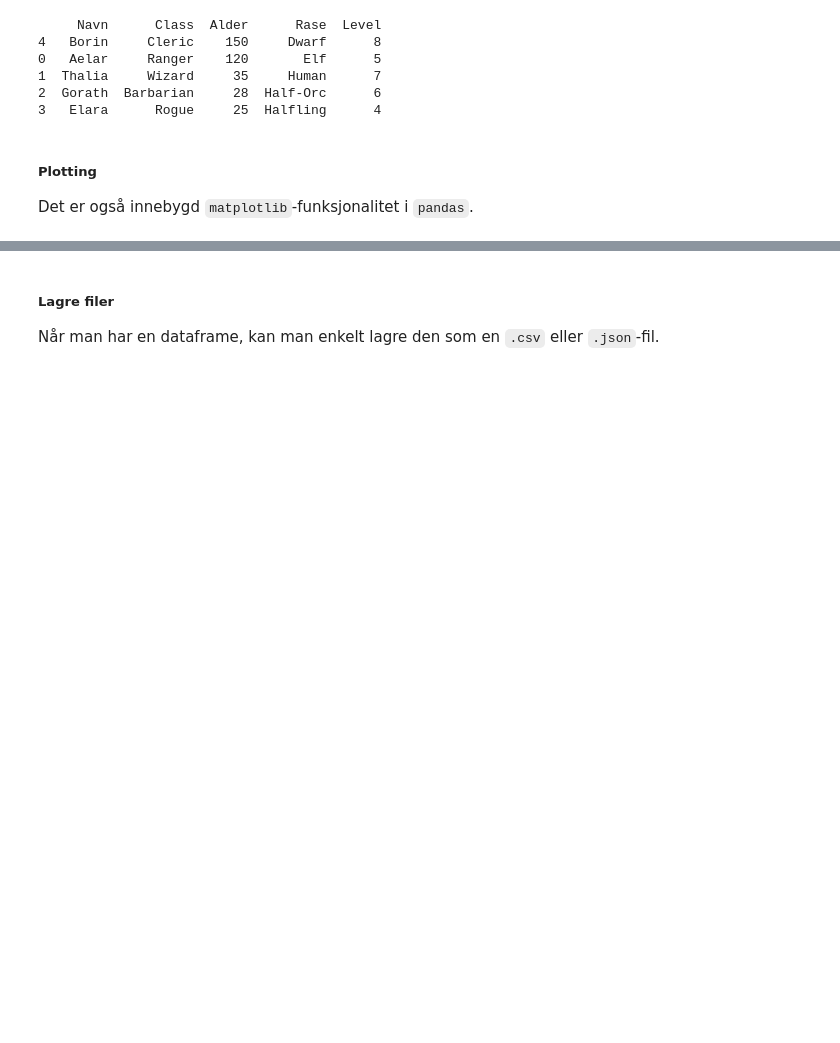
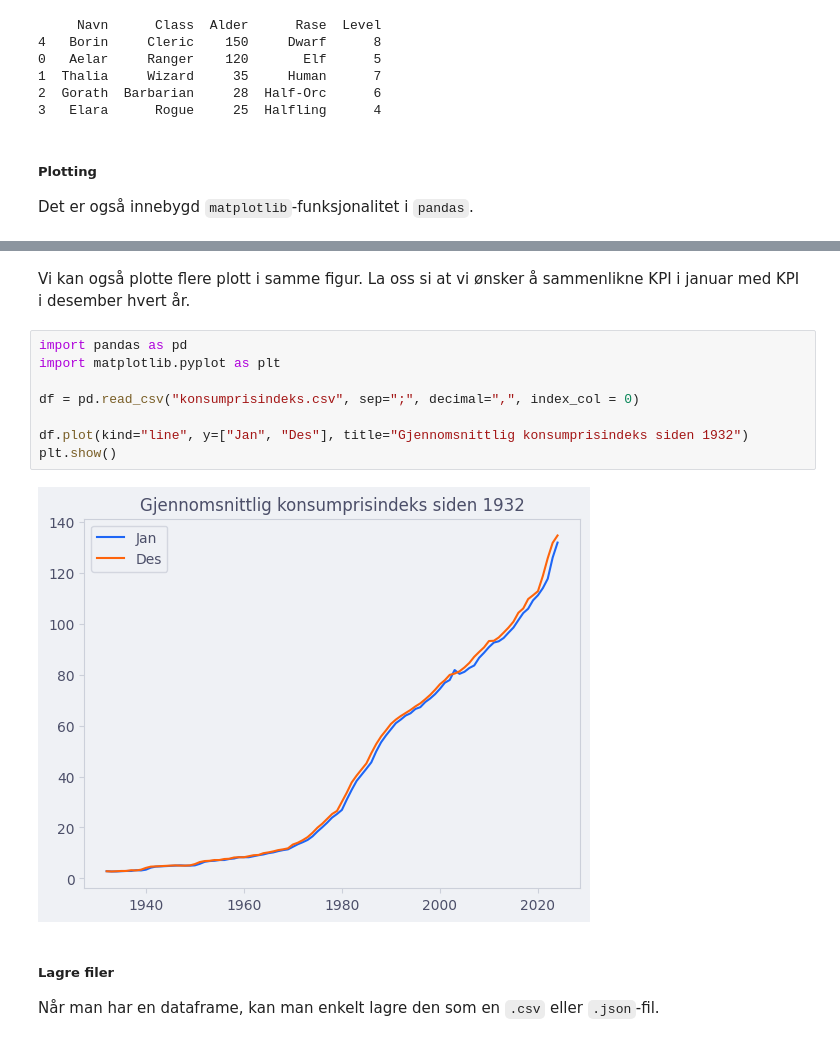
Before and after one commit to tobiasmelbo/onlinebok, a Jupyter notebook: _sources/Avansert/Reelle datasett.ipynb, the cells around one changed output, grey strips where cells are left out. Drawn from its saved outputs; the diff is of its cells as text; blank space fills up the shorter version.

```diff
--- a/_sources/Avansert/Reelle datasett.ipynb
+++ b/_sources/Avansert/Reelle datasett.ipynb
@@ -116,3 +140,15 @@ plt.show()
+# %% [markdown]
+Vi kan også plotte flere plott i samme figur. La oss si at vi ønsker å sammenlikne KPI i januar med KPI i desember hvert år.
+# %%
+import pandas as pd
+import matplotlib.pyplot as plt
+
+df = pd.read_csv("konsumprisindeks.csv", sep=";", decimal=",", index_col = 0)
+
+df.plot(kind="line", y=["Jan", "Des"], title="Gjennomsnittlig konsumprisindeks siden 1932")
+plt.show()
+# %% [output]
+[figure, added]
 # %% [markdown]
 ##### Lagre filer
 
```
Also changed, not shown: parts of 3 cells of this notebook, 7 other files.
